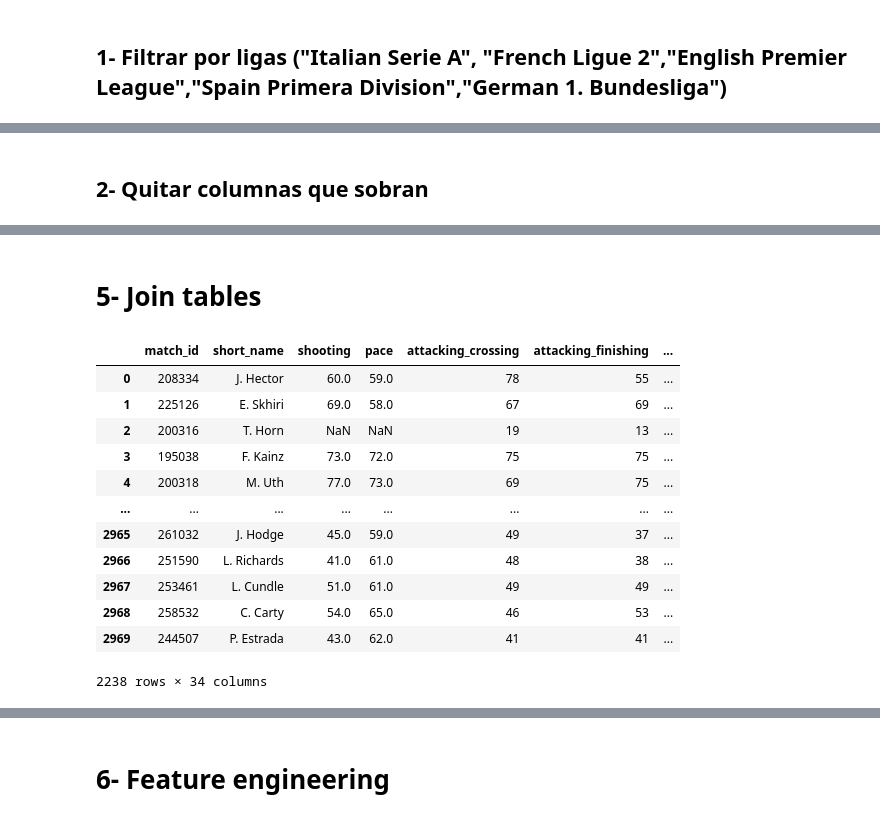
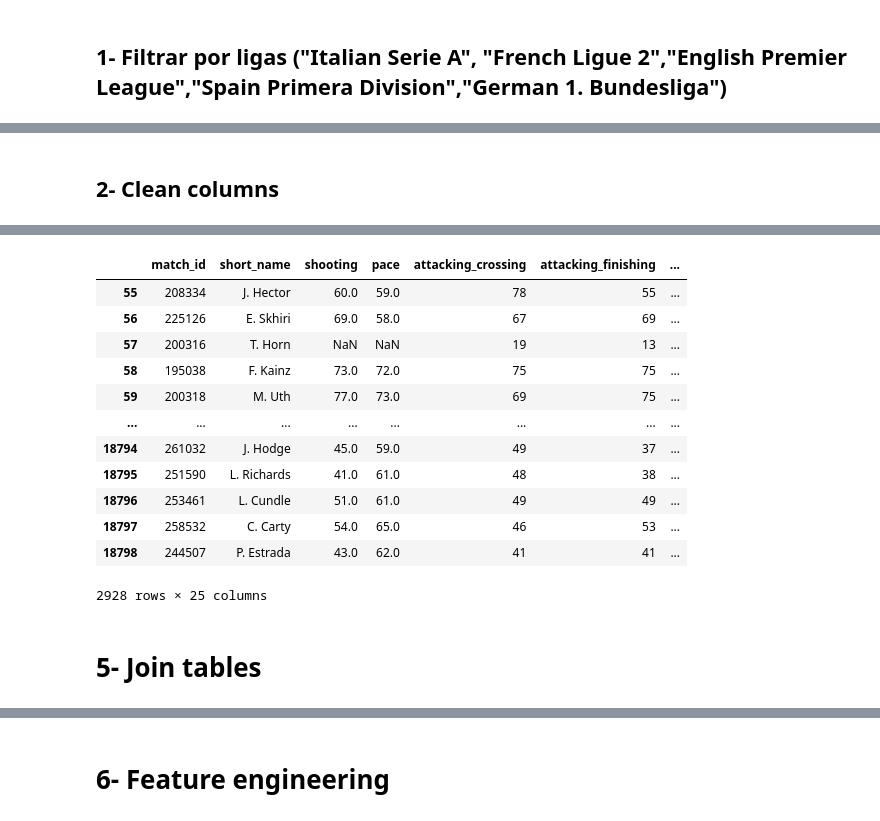
Before and after one commit to 2012FranMartinez/FIFA-GoalForecast, a Jupyter notebook: FIFA-GoalForecast.ipynb, the cells around one changed output, grey strips where cells are left out. Drawn from its saved outputs; the diff is of its cells as text; code cells hidden in the pictures.

```diff
--- a/FIFA-GoalForecast.ipynb
+++ b/FIFA-GoalForecast.ipynb
@@ -114,8 +158,8 @@ df_fifa22.head()
 | 58 | 195038 | https://sofifa.com/player/195038/... | F. Kainz | Florian Kainz | LM, RM | 75 | 75 | 5500000.0 | ... |
 | 59 | 200318 | https://sofifa.com/player/200318/... | M. Uth | Mark Uth | CAM, CF, ST | 75 | 75 | 5500000.0 | ... |
 5 rows × 110 columns
-# %% [markdown]
-## 2- Quitar columnas que sobran
+# %% [markdown]
+## 2- Clean columns
 # %%
 columns_to_drop = ["player_url","club_jersey_number","club_loaned_from","club_contract_valid_until","nation_position","nation_jersey_number","player_face_url","club_logo_url","club_flag_url","nation_logo_url","nation_flag_url"]
 ns_cols = ["ls""st""rs""lw""lf""cf""rf""rw""lam""cam""ram""lm""lcm""cm""rcm""rm","lwb"]
@@ -131,23 +175,22 @@ df_fifa22.iloc[180:200,0:20].head()
 | 664 | 238060 | https://sofifa.com/player/238060/... | N. Trott | Nathan Trott | GK | 64 | 74 | 1100000.0 | ... |
 # %%
 df = df_fifa22[desired_columns]
+df
+# %% [output]
+|  | match_id | short_name | shooting | pace | attacking_crossing | attacking_finishing | ... |
+| 55 | 208334 | J. Hector | 60.0 | 59.0 | 78 | 55 | ... |
+| 56 | 225126 | E. Skhiri | 69.0 | 58.0 | 67 | 69 | ... |
+| 57 | 200316 | T. Horn | NaN | NaN | 19 | 13 | ... |
+| 58 | 195038 | F. Kainz | 73.0 | 72.0 | 75 | 75 | ... |
+| 59 | 200318 | M. Uth | 77.0 | 73.0 | 69 | 75 | ... |
+| ... | ... | ... | ... | ... | ... | ... | ... |
+| 18794 | 261032 | J. Hodge | 45.0 | 59.0 | 49 | 37 | ... |
+| 18795 | 251590 | L. Richards | 41.0 | 61.0 | 48 | 38 | ... |
+| 18796 | 253461 | L. Cundle | 51.0 | 61.0 | 49 | 49 | ... |
+| 18797 | 258532 | C. Carty | 54.0 | 65.0 | 46 | 53 | ... |
+| 18798 | 244507 | P. Estrada | 43.0 | 62.0 | 41 | 41 | ... |
+2928 rows × 25 columns
 # %% [markdown]
 # 5- Join tables
-# %%
-df[df["goles"].isna()]
-# %% [output]
-|  | match_id | short_name | shooting | pace | attacking_crossing | attacking_finishing | ... |
-| 0 | 208334 | J. Hector | 60.0 | 59.0 | 78 | 55 | ... |
-| 1 | 225126 | E. Skhiri | 69.0 | 58.0 | 67 | 69 | ... |
-| 2 | 200316 | T. Horn | NaN | NaN | 19 | 13 | ... |
-| 3 | 195038 | F. Kainz | 73.0 | 72.0 | 75 | 75 | ... |
-| 4 | 200318 | M. Uth | 77.0 | 73.0 | 69 | 75 | ... |
-| ... | ... | ... | ... | ... | ... | ... | ... |
-| 2965 | 261032 | J. Hodge | 45.0 | 59.0 | 49 | 37 | ... |
-| 2966 | 251590 | L. Richards | 41.0 | 61.0 | 48 | 38 | ... |
-| 2967 | 253461 | L. Cundle | 51.0 | 61.0 | 49 | 49 | ... |
-| 2968 | 258532 | C. Carty | 54.0 | 65.0 | 46 | 53 | ... |
-| 2969 | 244507 | P. Estrada | 43.0 | 62.0 | 41 | 41 | ... |
-2238 rows × 34 columns
 # %%
 df = pd.merge(df,df_goles22,on="match_id",how="left")
```
Also changed, not shown: parts of 7 cells of this notebook, 1 other file.
